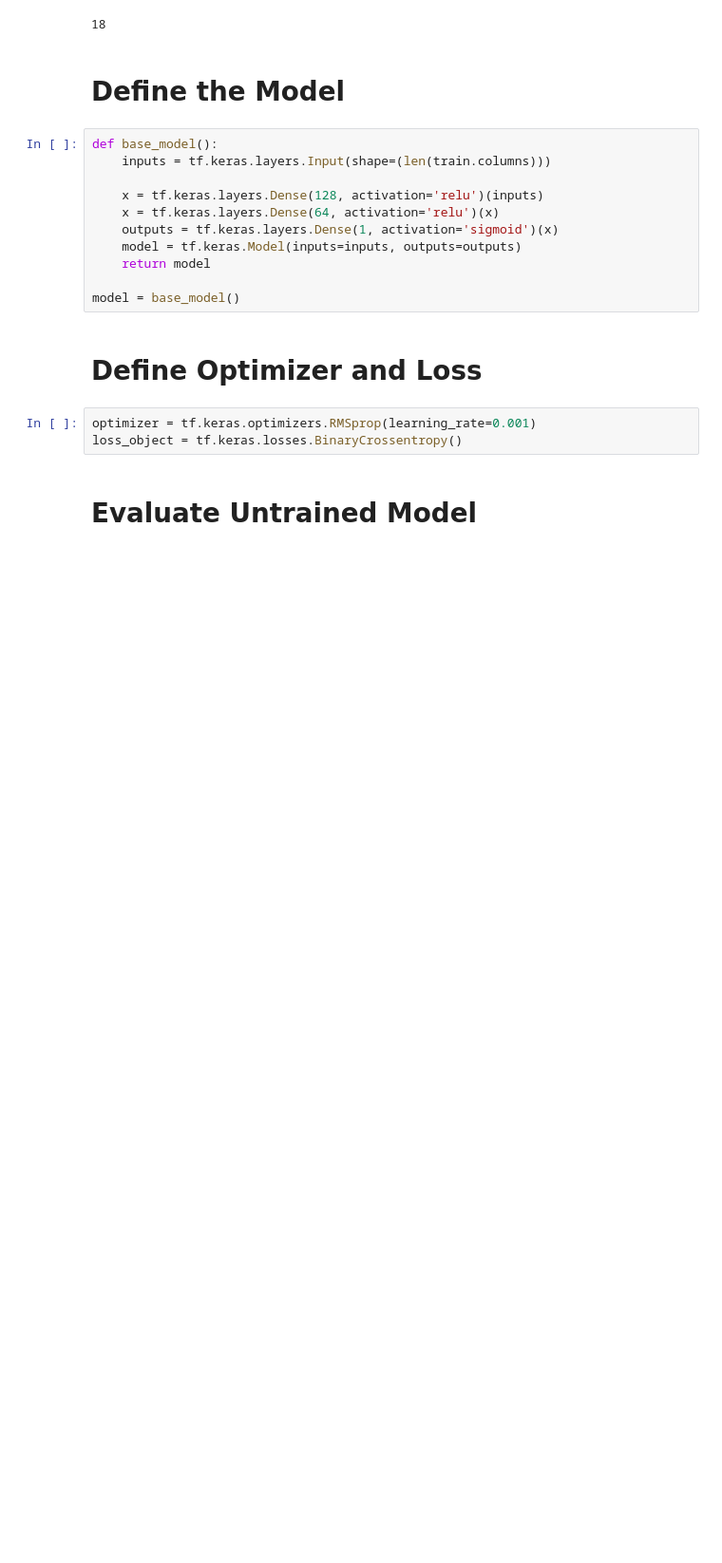
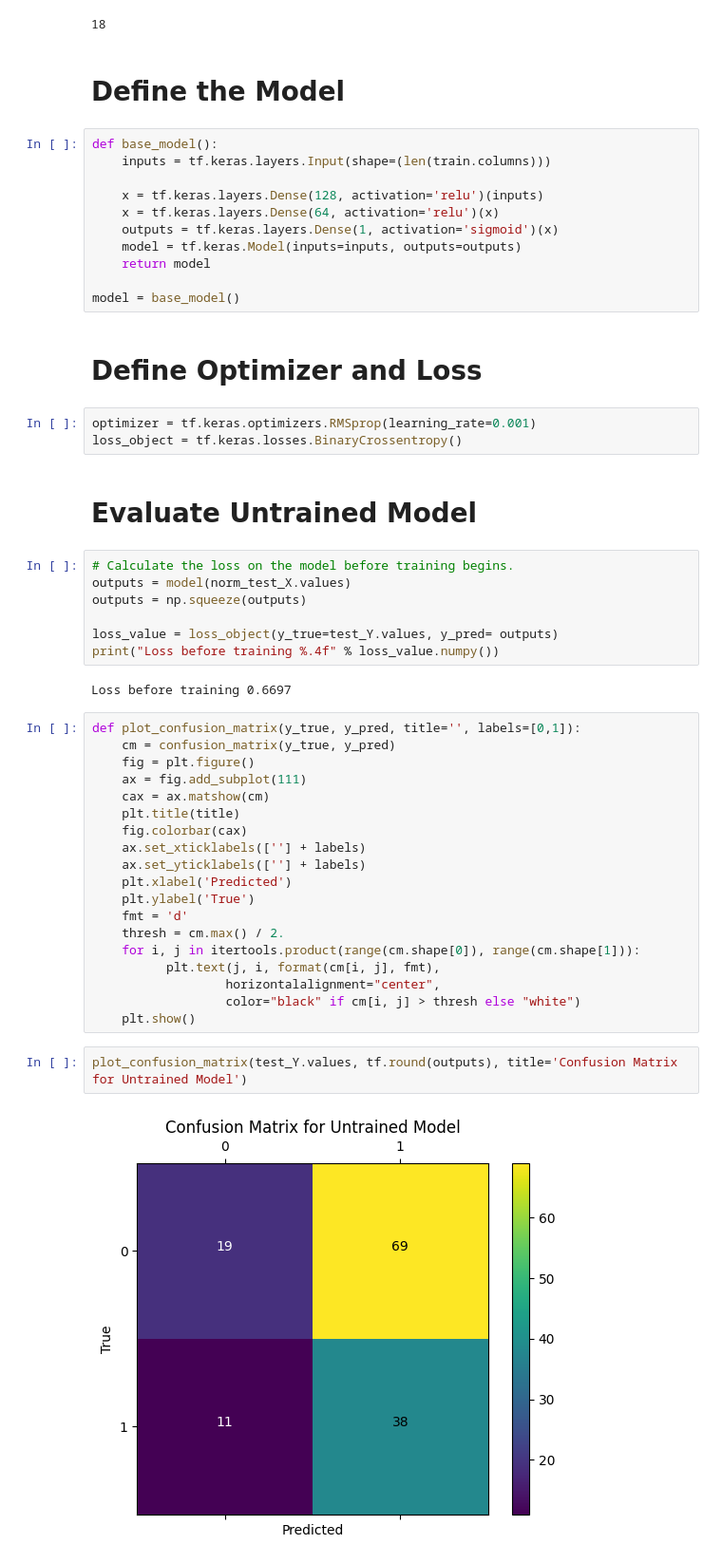
Before and after one commit to yeesem/Deep_Learning, a Jupyter notebook: Breast_Cancer_Prediction_Custom_Training.ipynb, the cells around one changed output. Shown at 95% size. Cells and saved outputs as stored; diff of their text form; blank space fills up the shorter version.

```diff
--- a/Breast_Cancer_Prediction_Custom_Training.ipynb
+++ b/Breast_Cancer_Prediction_Custom_Training.ipynb
@@ -133,3 +141,35 @@ optimizer = tf.keras.optimizers.RMSprop(learning_rate=0.001)
 loss_object = tf.keras.losses.BinaryCrossentropy()
 # %% [markdown]
 # Evaluate Untrained Model
+# %%
+# Calculate the loss on the model before training begins.
+outputs = model(norm_test_X.values)
+outputs = np.squeeze(outputs)
+
+loss_value = loss_object(y_true=test_Y.values, y_pred= outputs)
+print("Loss before training %.4f" % loss_value.numpy())
+# %% [output]
+Loss before training 0.6697
+# %%
+def plot_confusion_matrix(y_true, y_pred, title='', labels=[0,1]):
+    cm = confusion_matrix(y_true, y_pred)
+    fig = plt.figure()
+    ax = fig.add_subplot(111)
+    cax = ax.matshow(cm)
+    plt.title(title)
+    fig.colorbar(cax)
+    ax.set_xticklabels([''] + labels)
+    ax.set_yticklabels([''] + labels)
+    plt.xlabel('Predicted')
+    plt.ylabel('True')
+    fmt = 'd'
+    thresh = cm.max() / 2.
+    for i, j in itertools.product(range(cm.shape[0]), range(cm.shape[1])):
+          plt.text(j, i, format(cm[i, j], fmt),
+                  horizontalalignment="center",
+                  color="black" if cm[i, j] > thresh else "white")
+    plt.show()
+# %%
+plot_confusion_matrix(test_Y.values, tf.round(outputs), title='Confusion Matrix for Untrained Model')
+# %% [output]
+[figure, added]
```
Also changed, not shown: parts of 14 cells of this notebook.
